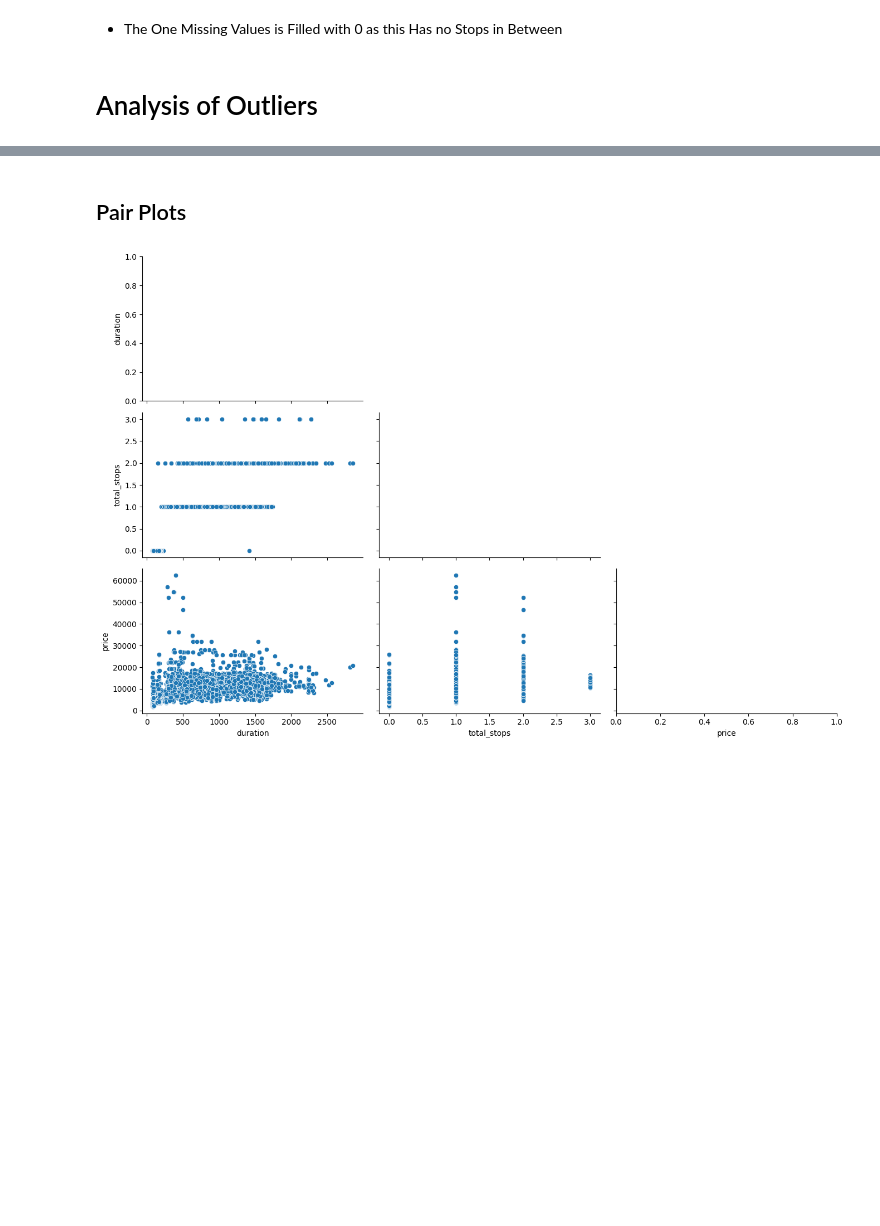
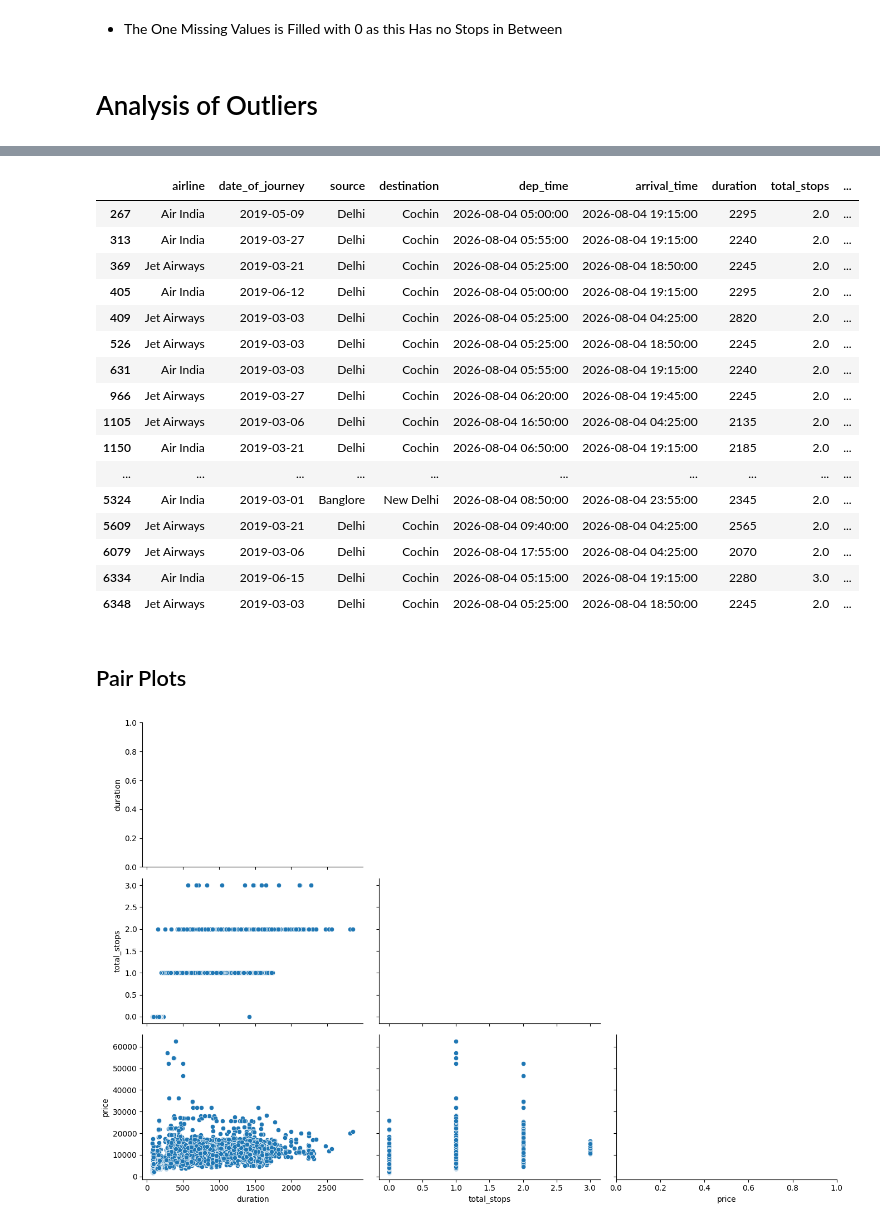
Before and after one commit to HarshNegi0927/flight-price-prediction, a Jupyter notebook: Notebook/EDA.ipynb, the cells around one changed output, grey strips where cells are left out. Saved outputs shown, nothing was run; the diff lists cells and outputs as text; code cells hidden in the pictures; blank space fills up the shorter version.

```diff
--- a/Notebook/EDA.ipynb
+++ b/Notebook/EDA.ipynb
@@ -173,3 +173,34 @@ forest = IsolationForest(n_estimators=10, random_state=42)
+# %%
+(
+    train
+    .assign(
+        iqr_outlier=lambda df_: df_["duration"].pipe(
+            lambda s: ~s.between(
+                s.quantile(0.25) - 1.5 * (s.quantile(0.75) - s.quantile(0.25)),
+                s.quantile(0.75) + 1.5 * (s.quantile(0.75) - s.quantile(0.25))
+            )
+        )
+    )
+    .query("iqr_outlier")
+)
+# %% [output]
+|  | airline | date_of_journey | source | destination | dep_time | arrival_time | duration | total_stops | ... |
+| 267 | Air India | 2019-05-09 | Delhi | Cochin | 2026-08-04 05:00:00 | 2026-08-04 19:15:00 | 2295 | 2.0 | ... |
+| 313 | Air India | 2019-03-27 | Delhi | Cochin | 2026-08-04 05:55:00 | 2026-08-04 19:15:00 | 2240 | 2.0 | ... |
+| 369 | Jet Airways | 2019-03-21 | Delhi | Cochin | 2026-08-04 05:25:00 | 2026-08-04 18:50:00 | 2245 | 2.0 | ... |
+| 405 | Air India | 2019-06-12 | Delhi | Cochin | 2026-08-04 05:00:00 | 2026-08-04 19:15:00 | 2295 | 2.0 | ... |
+| 409 | Jet Airways | 2019-03-03 | Delhi | Cochin | 2026-08-04 05:25:00 | 2026-08-04 04:25:00 | 2820 | 2.0 | ... |
+| 526 | Jet Airways | 2019-03-03 | Delhi | Cochin | 2026-08-04 05:25:00 | 2026-08-04 18:50:00 | 2245 | 2.0 | ... |
+| 631 | Air India | 2019-03-03 | Delhi | Cochin | 2026-08-04 05:55:00 | 2026-08-04 19:15:00 | 2240 | 2.0 | ... |
+| 966 | Jet Airways | 2019-03-27 | Delhi | Cochin | 2026-08-04 06:20:00 | 2026-08-04 19:45:00 | 2245 | 2.0 | ... |
+| 1105 | Jet Airways | 2019-03-06 | Delhi | Cochin | 2026-08-04 16:50:00 | 2026-08-04 04:25:00 | 2135 | 2.0 | ... |
+| 1150 | Air India | 2019-03-21 | Delhi | Cochin | 2026-08-04 06:50:00 | 2026-08-04 19:15:00 | 2185 | 2.0 | ... |
+| ... | ... | ... | ... | ... | ... | ... | ... | ... | ... |
+| 5324 | Air India | 2019-03-01 | Banglore | New Delhi | 2026-08-04 08:50:00 | 2026-08-04 23:55:00 | 2345 | 2.0 | ... |
+| 5609 | Jet Airways | 2019-03-21 | Delhi | Cochin | 2026-08-04 09:40:00 | 2026-08-04 04:25:00 | 2565 | 2.0 | ... |
+| 6079 | Jet Airways | 2019-03-06 | Delhi | Cochin | 2026-08-04 17:55:00 | 2026-08-04 04:25:00 | 2070 | 2.0 | ... |
+| 6334 | Air India | 2019-06-15 | Delhi | Cochin | 2026-08-04 05:15:00 | 2026-08-04 19:15:00 | 2280 | 3.0 | ... |
+| 6348 | Jet Airways | 2019-03-03 | Delhi | Cochin | 2026-08-04 05:25:00 | 2026-08-04 18:50:00 | 2245 | 2.0 | ... |
 # %%
 eda_helper_functions.pair_plots(train)
 # %% [output]
```
Also changed, not shown: parts of 3 cells of this notebook.
